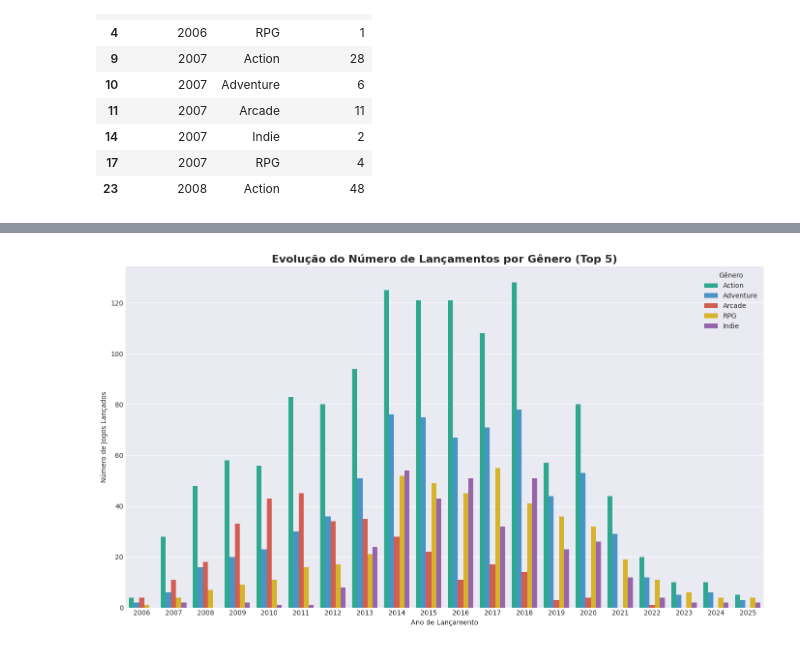
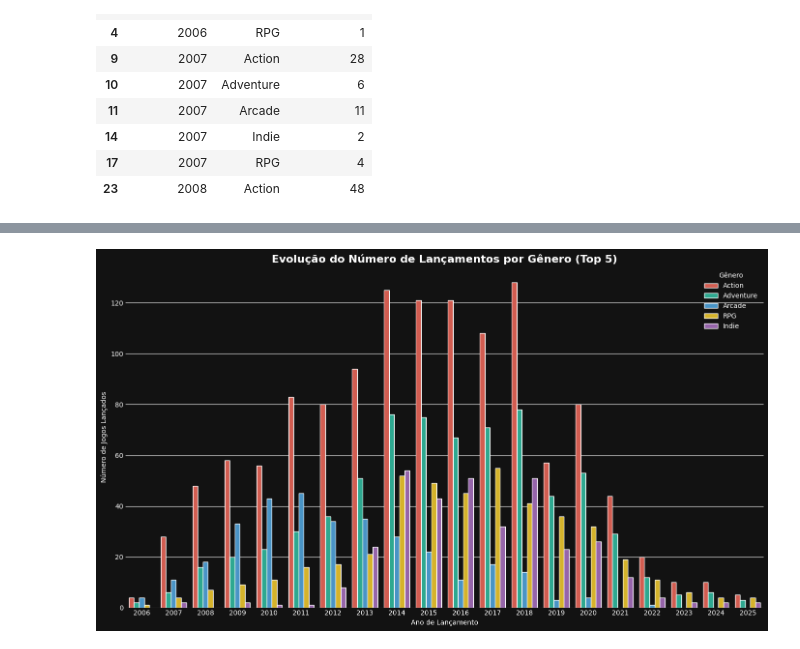
Before and after one commit to uAugustoVR/metadados-playstation, a Jupyter notebook: notebooks/analysis.ipynb, the cells around one changed output, grey strips where cells are left out. Saved outputs shown, nothing was run; the diff lists cells and outputs as text; code cells hidden in the pictures.

```diff
--- a/notebooks/analysis.ipynb
+++ b/notebooks/analysis.ipynb
@@ -23,17 +23,27 @@ import matplotlib.ticker as mticker
 # %%
 # Ativar estilo do seaborn
 plt.style.use('seaborn-v0_8-darkgrid')
-
-# # Configuração do Pandas para evitar a notação científica em cálculos com float
-# pd.set_option('display.float_format', '{:.1f}'.format)
-
-# # Configuração do NumPy para evitar a notação científica em cálculos com float
-# np.set_printoptions(suppress=True, precision=4)
 
 # Paleta personalizada inspirada no PlayStation
 colors = ['#C0392B',  # PS3
           '#2980B9',  # PS4
           '#85C1E9']  # PS5
+
+# Paleta personalizada inspirada no PlayStation
+colors_category = ['#1ABC9C',
+                   '#3498DB',
+                   '#F1C40F',
+                   '#E74C3C',
+                   '#9B59B6']
+
+# Configurações adicionais para o estilo escuro
+sns.set_style('darkgrid')
+plt.rcParams['axes.facecolor'] = '#121212'
+plt.rcParams['figure.facecolor'] = '#121212'
+plt.rcParams['text.color'] = 'white'
+plt.rcParams['axes.labelcolor'] = 'white'
+plt.rcParams['xtick.color'] = 'white'
+plt.rcParams['ytick.color'] = 'white'
 # %%
 load_dotenv()
 cleaned_data_path = os.getenv('cleaned_data_path')
@@ -1002,40 +1006,34 @@ plt.show()
 # %%
 # Gráfico : Evolução do número de lançamentos por gênero
-palette_dict = ['#1ABC9C',
-                '#3498DB',
-                '#F1C40F',
-                '#E74C3C',
-                '#9B59B6']
-
 palette_dict = {
-    'Action': '#1ABC9C',
-    'Adventure': '#3498DB',
-    'Arcade': '#E74C3C',
+    'Action': '#E74C3C',
+    'Adventure': '#1ABC9C',
+    'Arcade': '#3498DB',
     'RPG': '#F1C40F',
     'Indie': '#9B59B6'
 }
 
 plt.figure(figsize=(14, 8))
 
 sns.barplot(
     data=df_top_genres_by_published,
     x='Release Year',
     y='Num Games',
     hue='Genre List',
     palette=palette_dict
 )
 
 plt.title(
     'Evolução do Número de Lançamentos por Gênero (Top 5)',
     fontsize=16,
     fontweight='bold'
 )
 
 plt.xlabel('Ano de Lançamento')
 plt.ylabel('Número de Jogos Lançados')
 plt.legend(title='Gênero')
 plt.tight_layout()
 plt.savefig(f'{cleaned_data_path}/evolution_num_games_by_genre.png', bbox_inches='tight')
 plt.show()
 # %% [output]
-[figure, old version]
+[figure, new version]
```
Also changed, not shown: parts of 16 cells of this notebook, 11 other files.
